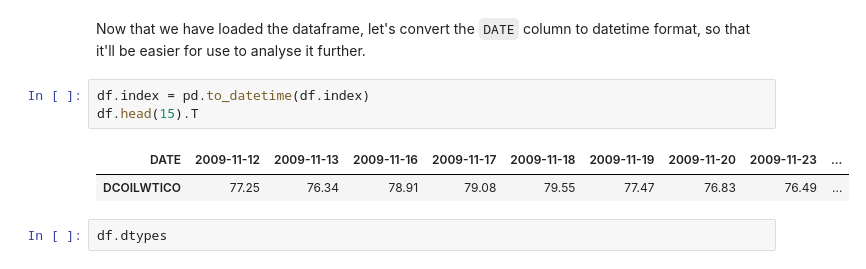
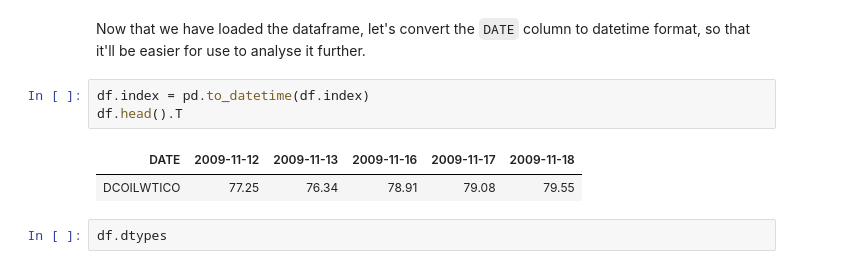
Before and after one commit to omkarudawant/Oil-Price-Analysis, a Jupyter notebook: Analysis.ipynb, the cells around one changed output. Cells and saved outputs as stored; diff of their text form.

```diff
--- a/Analysis.ipynb
+++ b/Analysis.ipynb
@@ -35,10 +35,10 @@ df.head()
 Now that we have loaded the dataframe, let's convert the `DATE` column to datetime format, so that it'll be easier for use to analyse it further.
 # %%
 df.index = pd.to_datetime(df.index)
-df.head(15).T
+df.head().T
 # %% [output]
-| DATE | 2009-11-12 | 2009-11-13 | 2009-11-16 | 2009-11-17 | 2009-11-18 | 2009-11-19 | 2009-11-20 | 2009-11-23 | ... |
-| DCOILWTICO | 77.25 | 76.34 | 78.91 | 79.08 | 79.55 | 77.47 | 76.83 | 76.49 | ... |
+| DATE | 2009-11-12 | 2009-11-13 | 2009-11-16 | 2009-11-17 | 2009-11-18 |
+| DCOILWTICO | 77.25 | 76.34 | 78.91 | 79.08 | 79.55 |
 # %%
 df.dtypes
 # %% [output]
```
Also changed, not shown: parts of 5 cells of this notebook.
